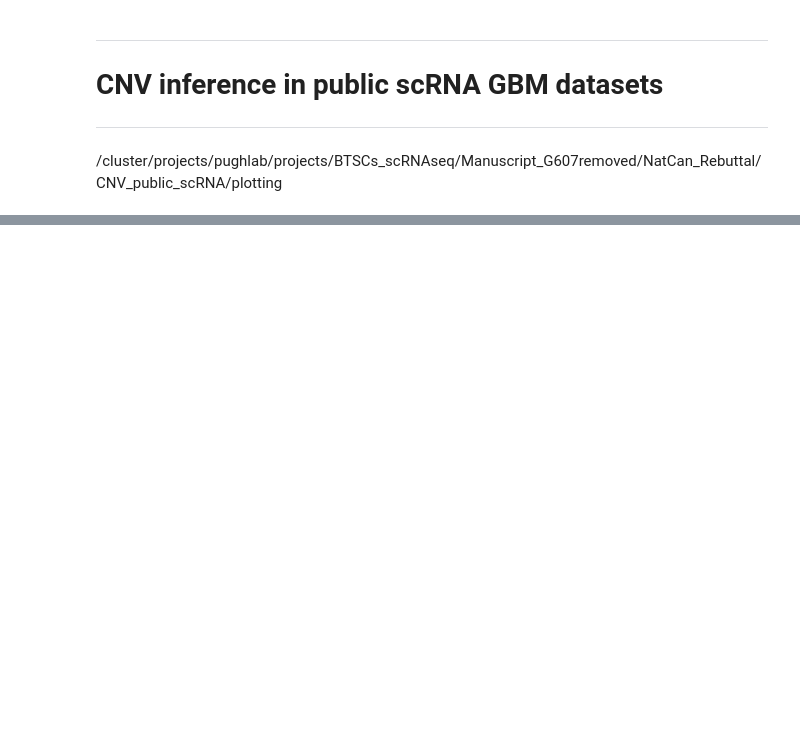
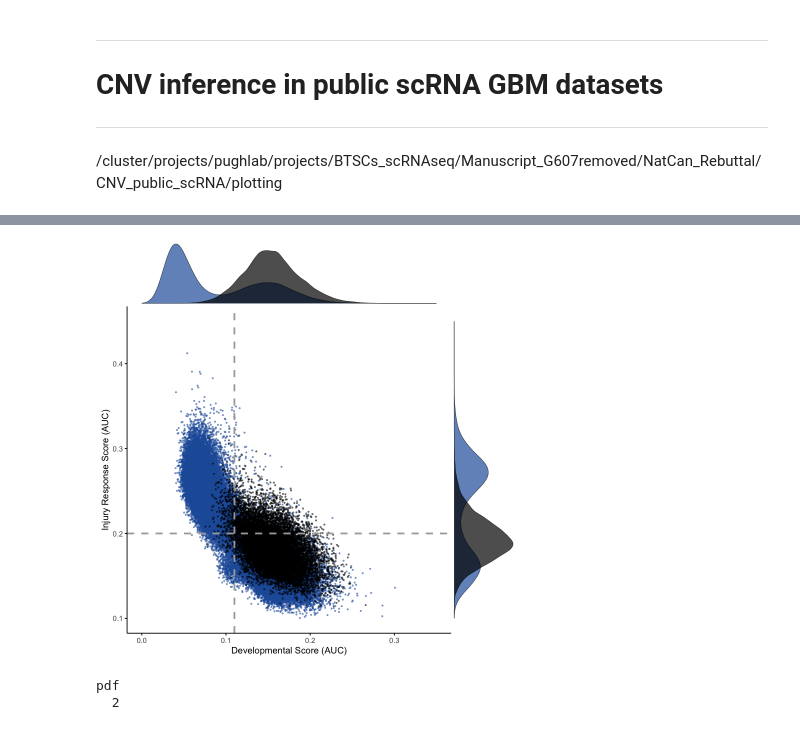
Before and after one commit to pughlab/su2c-gsc-scrna, a Jupyter notebook: bin/NatCan_Rebuttal_June2020/CNV_public_scRNA_plotting.ipynb, the cells around one changed output, grey strips where cells are left out. Saved outputs shown, nothing was run; the diff lists cells and outputs as text; code cells hidden in the pictures; blank space fills up the shorter version.

```diff
--- a/bin/NatCan_Rebuttal_June2020/CNV_public_scRNA_plotting.ipynb
+++ b/bin/NatCan_Rebuttal_June2020/CNV_public_scRNA_plotting.ipynb
@@ -24,0 +338,37 @@ cnv.dat <-
+# %%
+cells <- combo.dat[combo.dat$Technology == "LiveCell", ]
+og <- ggscatterhist(cells,
+              x = "Developmental_AUC",
+              y = "InjuryResponse_AUC",
+              palette = c("#225ea8", "black", "red"),
+              color = "SampleType",
+              size = 0.5,
+              alpha = 0.5,
+              xlab = "Developmental Score (AUC)",
+              ylab = "Injury Response Score (AUC)",
+              #ellipse = TRUE,
+              #ellipse.type = "confidence",
+              margin.params = list(fill = "SampleType", color = "black", size = 0.2),
+              ggtheme = theme_classic(),
+              #ellipse.alpha = 0
+              ylim = c(0.1,0.45),
+              xlim = c(0,0.35),
+              print = F,
+              legend = "none"
+             )
+
+og$sp <- og$sp +
+geom_hline(yintercept = 0.2, linetype = "dashed", lwd = 1, color = "darkgrey") +
+geom_vline(xintercept = 0.11, linetype = "dashed", lwd = 1, color = "darkgrey")
+og
+# %% [output]
+[figure, added]
+# %%
+pdf("Public_scRNA_Gradient.pdf", width = 5, height = 5)
+d
+n
+og
+dev.off()
+# %% [output]
+pdf
+  2
```
Also changed, not shown: parts of 38 cells of this notebook.
